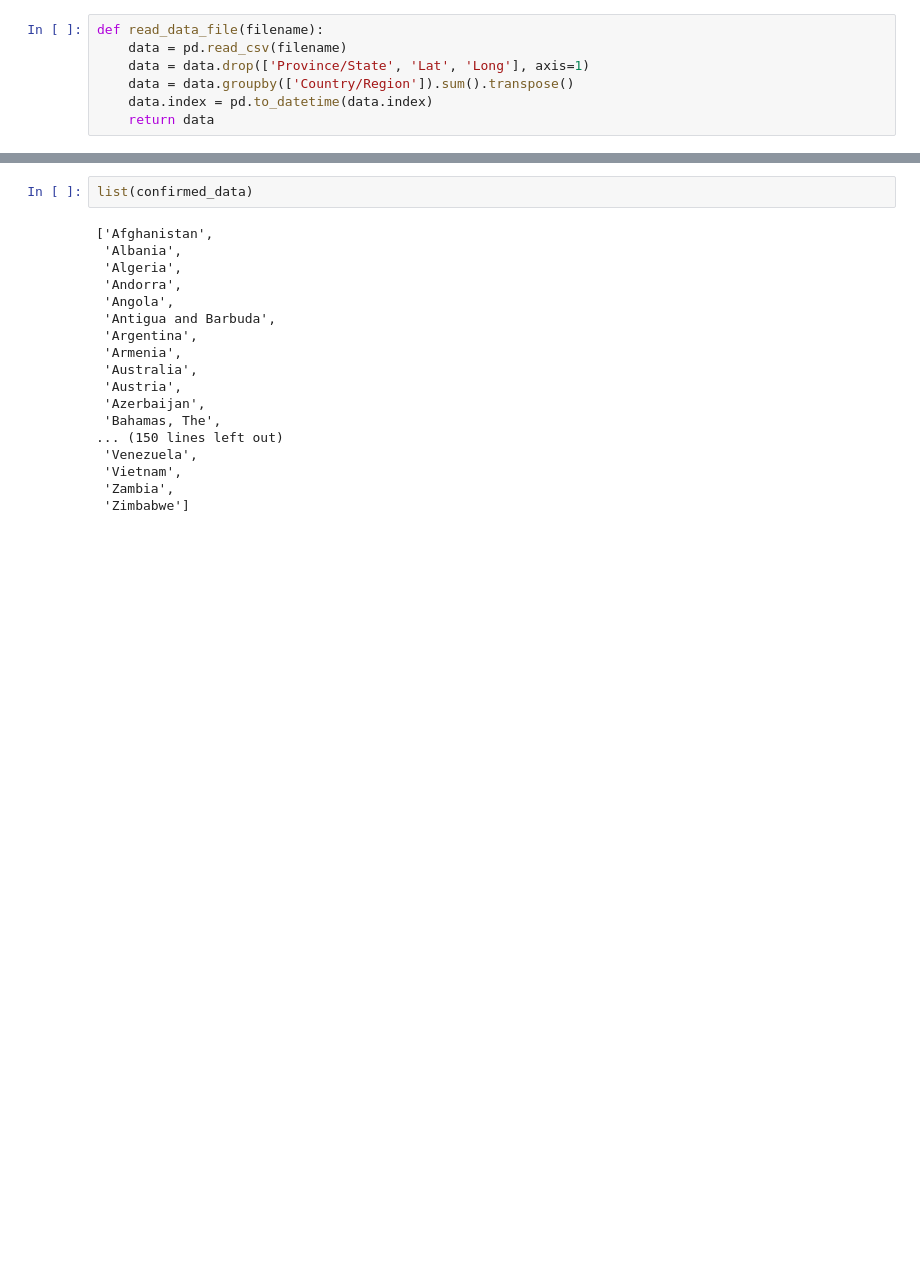
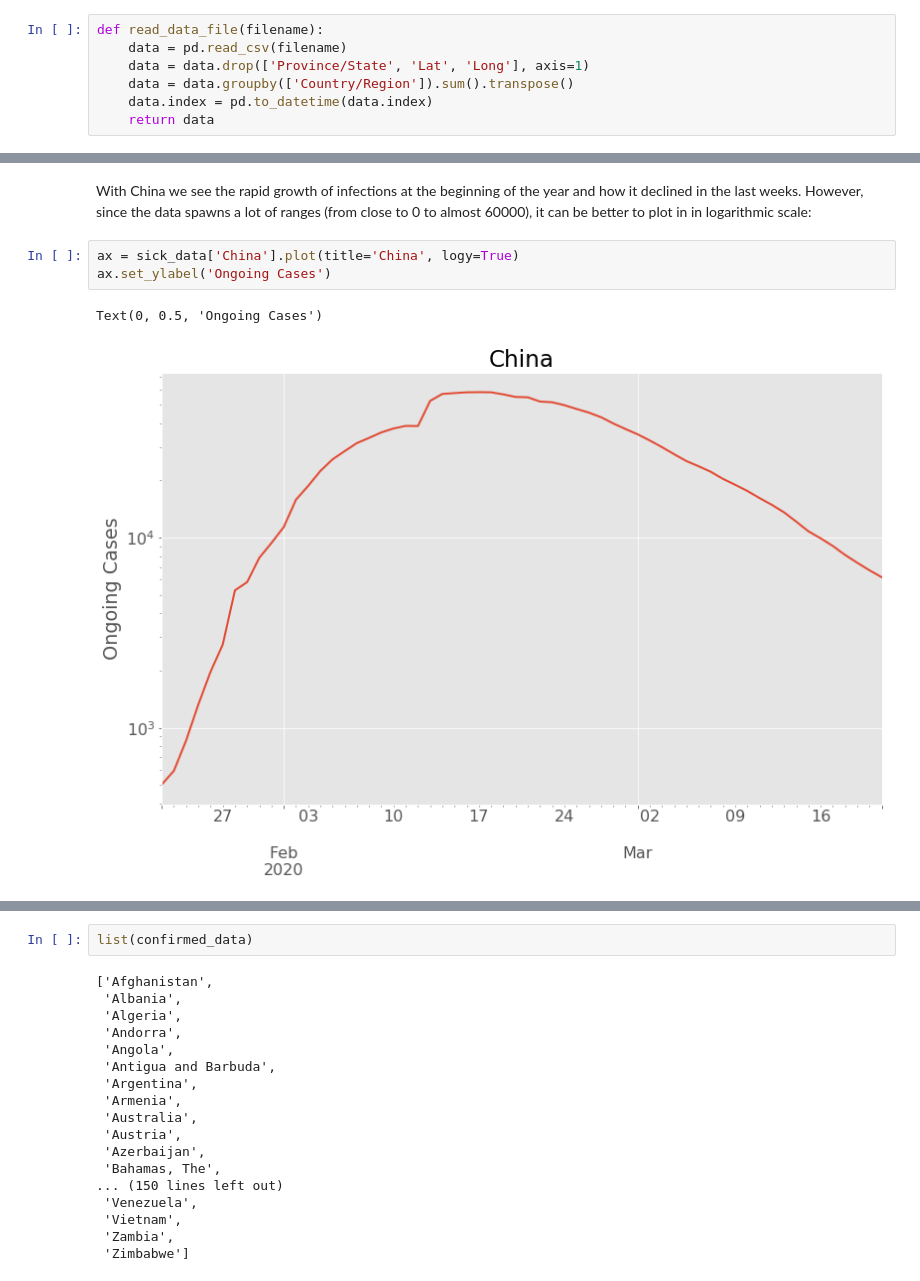
Before and after one commit to aquilesC/Covid-19-Jupyter-Notebook, a Jupyter notebook: Covid_Time_Series.ipynb, the cells around one changed output, grey strips where cells are left out. Drawn from its saved outputs; the diff is of its cells as text; blank space fills up the shorter version.

```diff
--- a/Covid_Time_Series.ipynb
+++ b/Covid_Time_Series.ipynb
@@ -57,0 +73,8 @@ sick_data['China'].plot()
+# %% [markdown]
+With China we see the rapid growth of infections at the beginning of the year and how it declined in the last weeks. However, since the data spawns a lot of ranges (from close to 0 to almost 60000), it can be better to plot in in logarithmic scale:
+# %%
+ax = sick_data['China'].plot(title='China', logy=True)
+ax.set_ylabel('Ongoing Cases')
+# %% [output]
+Text(0, 0.5, 'Ongoing Cases')
+[figure, added]
```
Also changed, not shown: parts of 15 cells of this notebook.
